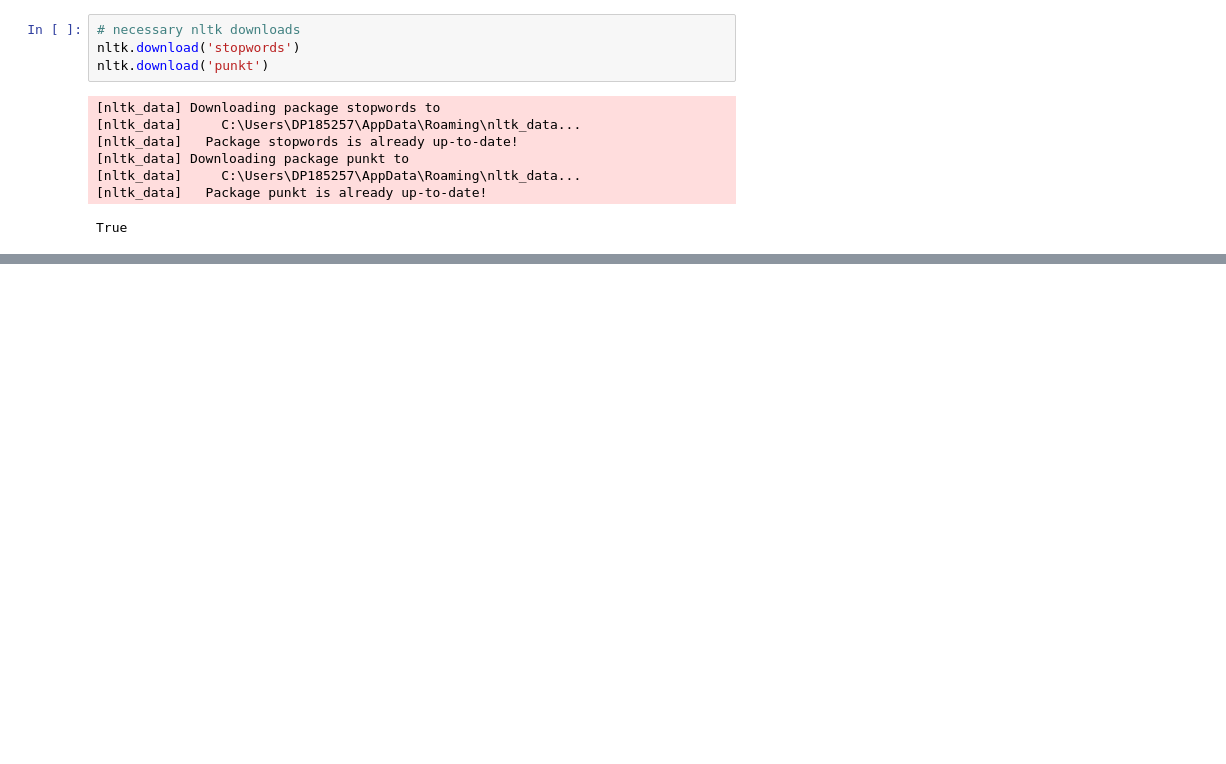
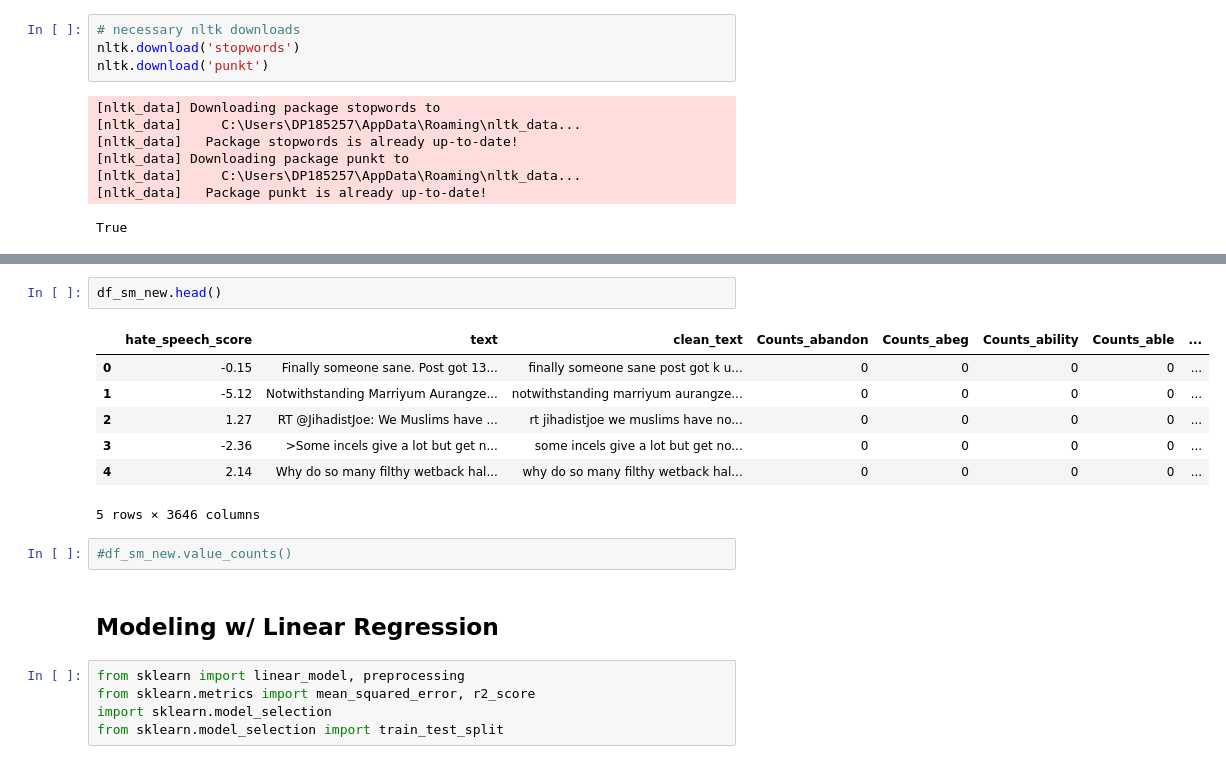
Before and after one commit to dpowell022/Abusive-Language-Detection, a Jupyter notebook: Capstone_Detect_HateSpeech.ipynb, the cells around one changed output, grey strips where cells are left out. Cells and saved outputs as stored; diff of their text form; blank space fills up the shorter version.

```diff
--- a/Capstone_Detect_HateSpeech.ipynb
+++ b/Capstone_Detect_HateSpeech.ipynb
@@ -212,0 +190,19 @@ MemoryError: Unable to allocate 10.1 GiB for an array with shape (9959, 135556)
+# %%
+df_sm_new.head()
+# %% [output]
+|  | hate_speech_score | text | clean_text | Counts_abandon | Counts_abeg | Counts_ability | Counts_able | ... |
+| 0 | -0.15 | Finally someone sane. Post got 13... | finally someone sane post got k u... | 0 | 0 | 0 | 0 | ... |
+| 1 | -5.12 | Notwithstanding Marriyum Aurangze... | notwithstanding marriyum aurangze... | 0 | 0 | 0 | 0 | ... |
+| 2 | 1.27 | RT @JihadistJoe: We Muslims have ... | rt jihadistjoe we muslims have no... | 0 | 0 | 0 | 0 | ... |
+| 3 | -2.36 | >Some incels give a lot but get n... | some incels give a lot but get no... | 0 | 0 | 0 | 0 | ... |
+| 4 | 2.14 | Why do so many filthy wetback hal... | why do so many filthy wetback hal... | 0 | 0 | 0 | 0 | ... |
+5 rows × 3646 columns
+# %%
+#df_sm_new.value_counts()
+# %% [markdown]
+## Modeling w/ Linear Regression
+# %%
+from sklearn import linear_model, preprocessing
+from sklearn.metrics import mean_squared_error, r2_score
+import sklearn.model_selection
+from sklearn.model_selection import train_test_split
```
Also changed, not shown: parts of 14 cells of this notebook.
